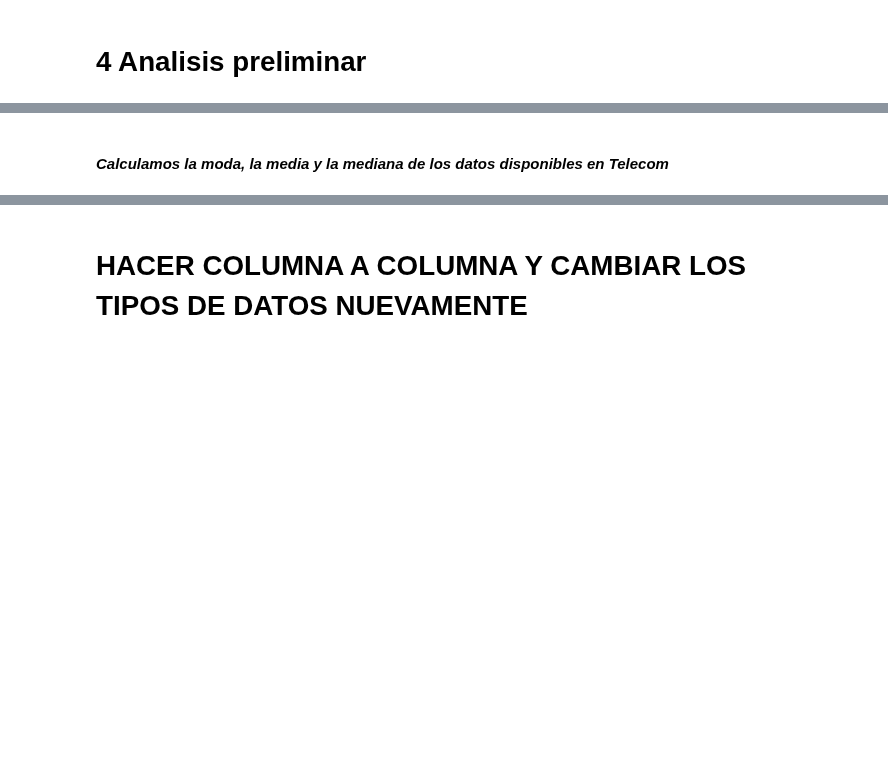
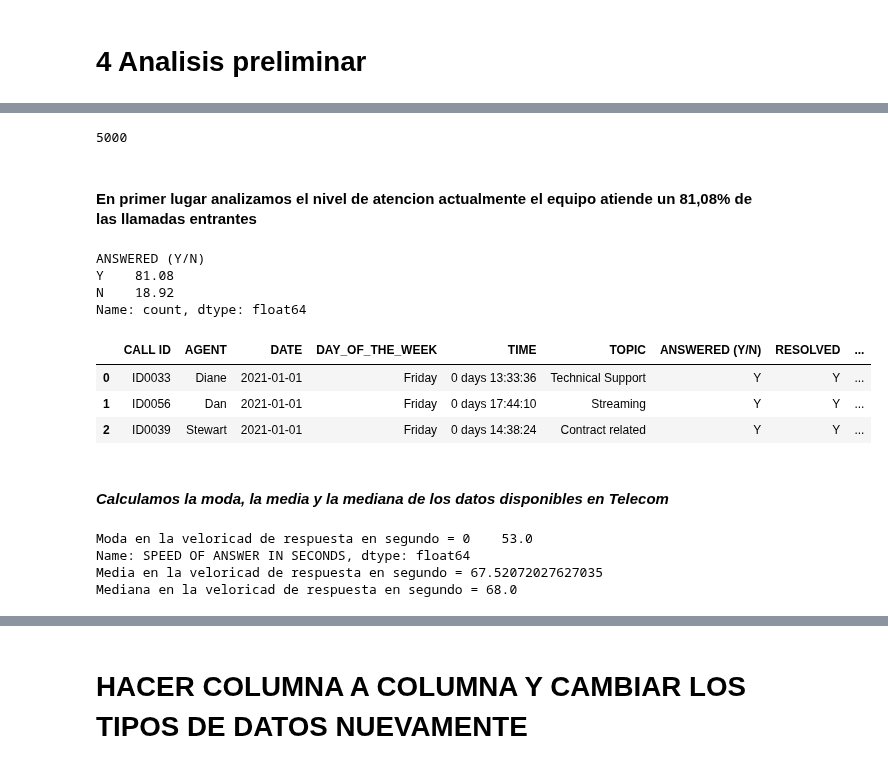
Before and after one commit to PABLOXAVIERMENDEZ/Proyecto_EDA_Pablo_Mendez, a Jupyter notebook: 4- Estadística descriptiva & As Is de los datos.ipynb, the cells around one changed output, grey strips where cells are left out. Cells and saved outputs as stored; diff of their text form; code cells hidden in the pictures; blank space fills up the shorter version.

```diff
--- a/4- Estadística descriptiva & As Is de los datos.ipynb
+++ b/4- Estadística descriptiva & As Is de los datos.ipynb
@@ -156,2 +176,36 @@ Telecom.describe()
+# %%
+Telecom_en_bruto['CALL ID'].count()
+# %% [output]
+5000
+# %% [markdown]
+#### En primer lugar analizamos el nivel de atencion actualmente el equipo atiende un 81,08% de las llamadas entrantes
+# %%
+Nivel_de_atencion = (Telecom_en_bruto['ANSWERED (Y/N)'].value_counts()/Telecom_en_bruto['CALL ID'].count())*100
+print(Nivel_de_atencion)
+# %% [output]
+ANSWERED (Y/N)
+Y    81.08
+N    18.92
+Name: count, dtype: float64
+# %%
+Telecom.head(3)
+# %% [output]
+|  | CALL ID | AGENT | DATE | DAY_OF_THE_WEEK | TIME | TOPIC | ANSWERED (Y/N) | RESOLVED | ... |
+| 0 | ID0033 | Diane | 2021-01-01 | Friday | 0 days 13:33:36 | Technical Support | Y | Y | ... |
+| 1 | ID0056 | Dan | 2021-01-01 | Friday | 0 days 17:44:10 | Streaming | Y | Y | ... |
+| 2 | ID0039 | Stewart | 2021-01-01 | Friday | 0 days 14:38:24 | Contract related | Y | Y | ... |
 # %% [markdown]
 #### *Calculamos la moda, la media y la mediana de los datos disponibles en Telecom*
+# %%
+Media = Telecom['SPEED OF ANSWER IN SECONDS'].mean()
+Mediana = Telecom['SPEED OF ANSWER IN SECONDS'].median()
+Moda = Telecom['SPEED OF ANSWER IN SECONDS'].mode()
+
+print("Moda en la veloricad de respuesta en segundo =", Moda)
+print("Media en la veloricad de respuesta en segundo =", Media)
+print("Mediana en la veloricad de respuesta en segundo =", Mediana)
+# %% [output]
+Moda en la veloricad de respuesta en segundo = 0    53.0
+Name: SPEED OF ANSWER IN SECONDS, dtype: float64
+Media en la veloricad de respuesta en segundo = 67.52072027627035
+Mediana en la veloricad de respuesta en segundo = 68.0
```
Also changed, not shown: parts of 30 cells of this notebook.
